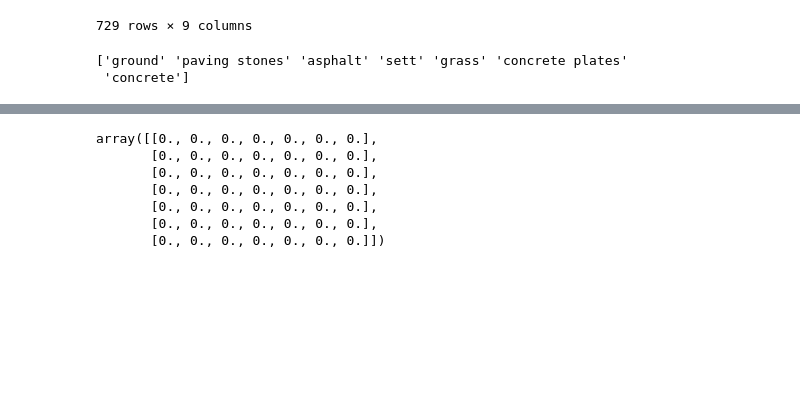
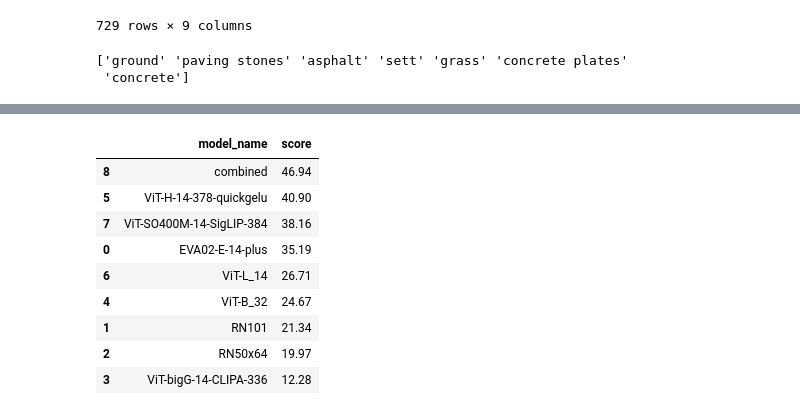
Before and after one commit to kauevestena/deep_pavements_dataset, a Jupyter notebook: scripts/charts_generation.ipynb, the cells around one changed output, grey strips where cells are left out. Drawn from its saved outputs; the diff is of its cells as text; code cells hidden in the pictures; blank space fills up the shorter version.

```diff
--- a/scripts/charts_generation.ipynb
+++ b/scripts/charts_generation.ipynb
@@ -9,2 +10,4 @@ from plotly.subplots import make_subplots
 # %%
 dfs, available_classes, available_models = read_raw_reports(os.path.join('..',raw_reports_path))
+# %%
+available_classes_r = available_classes[::-1]
@@ -45,7 +58,7 @@ for class_dict in dfs:
 
 
 for model_name in modelwise_dfs:
-    modelwise_dfs[model_name] = pd.concat(modelwise_dfs[model_name])
+    modelwise_dfs[model_name] = pd.concat(modelwise_dfs[model_name]).copy()
 # %%
 merged_df = pd.concat(all_dfs)
 # %%
@@ -77,7 +88,7 @@ merged_pred
 true_labels =      merged_pred[class_label]#.tolist()
 predicted_labels = merged_pred[prediction_label]#.tolist()
 
-c_mat = confusion_matrix(true_labels,predicted_labels,labels=available_classes, normalize='true') * 100
+c_mat = confusion_matrix(true_labels,predicted_labels,labels=available_classes_r, normalize='true') * 100
 c_mat = c_mat.round(3)
 # %%
 # sanity check on labels:
@@ -102,9 +118,8 @@ n_rows = int(ceil(len(available_models)/2))
 modelwise_confusion_matrices = {}
 
 for model in modelwise_dfs:
-    print(model, modelwise_dfs[model].shape)
-    true_labels =      merged_pred[class_label]#.tolist()
-    predicted_labels = merged_pred[prediction_label]#.tolist()
+    true_labels =      modelwise_dfs[model][class_label]#.tolist()
+    predicted_labels = modelwise_dfs[model][prediction_label]#.tolist()
 
     modelwise_confusion_matrices[model] = confusion_matrix(true_labels,predicted_labels,labels=available_classes, normalize='true') * 100
     modelwise_confusion_matrices[model] = modelwise_confusion_matrices[model].round(3)
@@ -147,10 +178,25 @@ subplot.show()
-# %%
-(modelwise_confusion_matrices['RN101'] - modelwise_confusion_matrices['RN50x64'])
-# %% [output]
-array([[0., 0., 0., 0., 0., 0., 0.],
-       [0., 0., 0., 0., 0., 0., 0.],
-       [0., 0., 0., 0., 0., 0., 0.],
-       [0., 0., 0., 0., 0., 0., 0.],
-       [0., 0., 0., 0., 0., 0., 0.],
-       [0., 0., 0., 0., 0., 0., 0.],
-       [0., 0., 0., 0., 0., 0., 0.]])
+# %%
+# getting the diagonal sum of the confusion matrix:
+diagonals = {}
+
+for model in modelwise_confusion_matrices:
+    diagonals[model] = modelwise_confusion_matrices[model].diagonal().sum()
+
+diagonals['combined'] = c_mat.diagonal().sum()
+
+diagonals_df = pd.DataFrame.from_dict(diagonals, orient='index',columns=['score']).reset_index().rename(columns={'index':'model_name'}).sort_values(by='score', ascending=False)
+
+diagonals_df['score'] = round(100 *  diagonals_df['score'] / (len(available_models) * 100),2)
+
+diagonals_df
+# %% [output]
+|  | model_name | score |
+| 8 | combined | 46.94 |
+| 5 | ViT-H-14-378-quickgelu | 40.90 |
+| 7 | ViT-SO400M-14-SigLIP-384 | 38.16 |
+| 0 | EVA02-E-14-plus | 35.19 |
+| 6 | ViT-L_14 | 26.71 |
+| 4 | ViT-B_32 | 24.67 |
+| 1 | RN101 | 21.34 |
+| 2 | RN50x64 | 19.97 |
+| 3 | ViT-bigG-14-CLIPA-336 | 12.28 |
```
Also changed, not shown: parts of 22 cells of this notebook, 3 other files.
